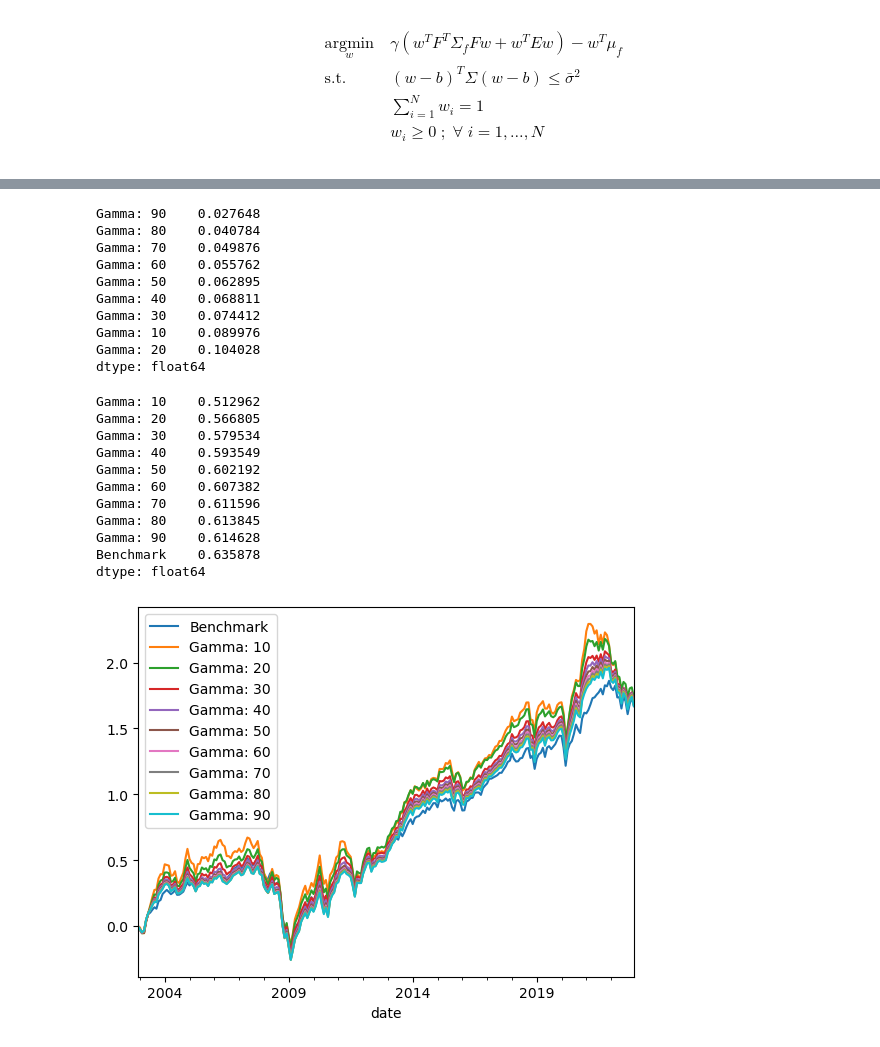
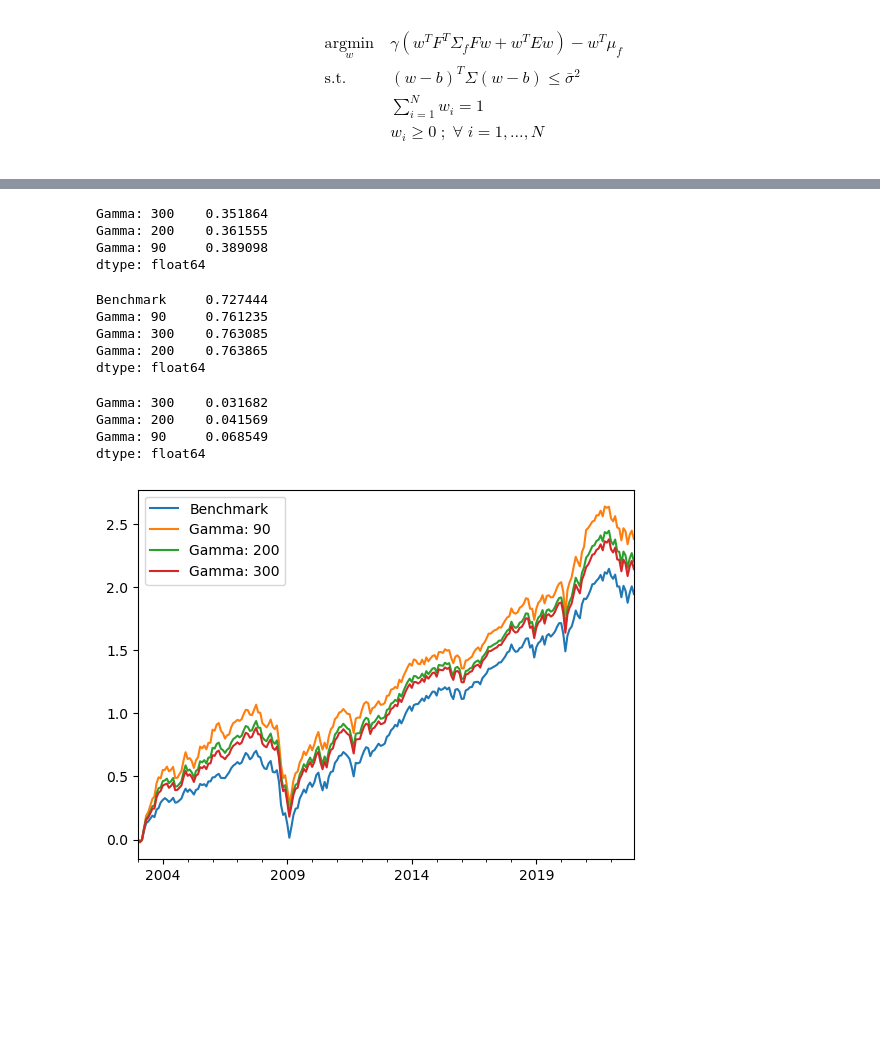
Before and after one commit to fcoibanez/regimeaware, a Jupyter notebook: notebooks/empirical.ipynb, the cells around one changed output, grey strips where cells are left out. Saved outputs shown, nothing was run; the diff lists cells and outputs as text; code cells hidden in the pictures; blank space fills up the shorter version.

```diff
--- a/notebooks/empirical.ipynb
+++ b/notebooks/empirical.ipynb
@@ -3,5 +7,4 @@ The empirical exercise should focus on how the sector and factor tilting works w
 # %%
-import os
 from datetime import datetime
 import matplotlib.pyplot as plt
 import pandas as pd
@@ -14,13 +17,13 @@ from itertools import product
 from scipy.stats import entropy
 from regimeaware.core import utils
 
-# rebalance_dts = pd.date_range(start=cfg.bt_start_dt, end=cfg.bt_end_dt, freq=cfg.rebalance_freq)
-rebalance_dts = pd.date_range(start=cfg.bt_start_dt, end=cfg.bt_end_dt, freq='M')
+rebalance_dts = pd.date_range(start=cfg.bt_start_dt, end=cfg.bt_end_dt, freq=cfg.rebalance_freq)
 
-# Data
-rt_ff = pd.read_pickle(f'{cfg.data_fldr}/ff.pkl')[cfg.factor_set]
-crsp = pd.read_pickle(f'{cfg.data_fldr}/crsp.pkl')
-rt = pd.pivot_table(crsp[['excess_ret']], index='date', columns='permno', values='excess_ret')
+# CRSP data set loading
+crsp = pd.read_pickle(f'{cfg.data_fldr}/crsp_daily.pkl')
+crsp['mktcap'] = crsp['shrout'].mul(crsp['prc']).abs().replace(0, np.nan)
+crsp['dollar_vol'] = crsp['prc'].mul(crsp['vol'])
+crsp['industry'] = crsp['siccd'].apply(utils.assign_industry)
 
 # Load cached factor estimates
 factor_covars = pd.read_pickle(f'{cfg.data_fldr}/moments/factor_covars.pkl')
@@ -28,12 +31,12 @@ factor_means = pd.read_pickle(f'{cfg.data_fldr}/moments/factor_means.pkl')
 factor_loadings = pd.read_pickle(f'{cfg.data_fldr}/exposures/forecasted_betas.pkl')
 factor_variance = pd.read_pickle(f'{cfg.data_fldr}/exposures/var.pkl')
 
-# Reference market cap weights
-mktcap = crsp['mktcap'].copy()
-ref_wts = mktcap.groupby('permno').shift(1).reindex(factor_loadings.index.droplevel('factor').unique())
-ref_wts = ref_wts.div(ref_wts.groupby('date').sum())
-
-bm = ref_wts.groupby('id').shift(1).mul(crsp['excess_ret'].reindex(ref_wts.index)).groupby('date').sum().add(1).cumprod()
+# Monthly performance time series
+rf = pd.read_pickle(f'{cfg.data_fldr}/ff_daily.pkl')['rf']
+rf = rf.add(1).groupby(pd.Grouper(freq=cfg.rebalance_freq)).prod().sub(1)
+rt = pd.pivot_table(crsp, index='date', columns='permno', values='ret')
+rt = rt.add(1).groupby(pd.Grouper(freq=cfg.rebalance_freq)).prod().sub(1)
+rt = rt.replace(0, np.nan)
 # %% [markdown]
 $$
 \begin{equation}
@@ -112,42 +139,26 @@ KeyError: 0
 # %%
-
-collect_bt = {}
-for g in cfg.gamma_iter:
-    wt = wts.xs(g)
-    collect_bt[g] = wt.shift(1).mul(rt).dropna(how='all').sum(axis=1)
-
-bt = pd.DataFrame.from_dict(collect_bt)
-bt = bt.reindex(bm.index).fillna(0)
-bt.columns = [f'Gamma: {x}' for x in bt.columns]
-
-df = bm.to_frame(name='Benchmark').join(bt.add(1).cumprod())
+df = bm_rt.to_frame(name='Benchmark').join(bt).add(1).cumprod()
+df = df.div(df.iloc[0])
 df.apply(np.log).plot()
 
 tracking = df.pct_change().sub(df['Benchmark'].pct_change(), axis=0).drop('Benchmark', axis=1)
 ir = tracking.mean().div(tracking.std()).mul(np.sqrt(12))
 sr = df.pct_change().mean().div(df.pct_change().std()).mul(np.sqrt(12))
 display(ir.sort_values())
 display(sr.sort_values())
+display(tracking.std().mul(np.sqrt(12)).sort_values())
 # %% [output]
-Gamma: 90    0.027648
-Gamma: 80    0.040784
-Gamma: 70    0.049876
-Gamma: 60    0.055762
-Gamma: 50    0.062895
-Gamma: 40    0.068811
-Gamma: 30    0.074412
-Gamma: 10    0.089976
-Gamma: 20    0.104028
+Gamma: 300    0.351864
+Gamma: 200    0.361555
+Gamma: 90     0.389098
 dtype: float64
-Gamma: 10    0.512962
-Gamma: 20    0.566805
-Gamma: 30    0.579534
-Gamma: 40    0.593549
-Gamma: 50    0.602192
-Gamma: 60    0.607382
-Gamma: 70    0.611596
-Gamma: 80    0.613845
-Gamma: 90    0.614628
-Benchmark    0.635878
+Benchmark     0.727444
+Gamma: 90     0.761235
+Gamma: 300    0.763085
+Gamma: 200    0.763865
 dtype: float64
+Gamma: 300    0.031682
+Gamma: 200    0.041569
+Gamma: 90     0.068549
+dtype: float64
-[figure, old version]
+[figure, new version]
```
Also changed, not shown: parts of 21 cells of this notebook, 1 other file.
